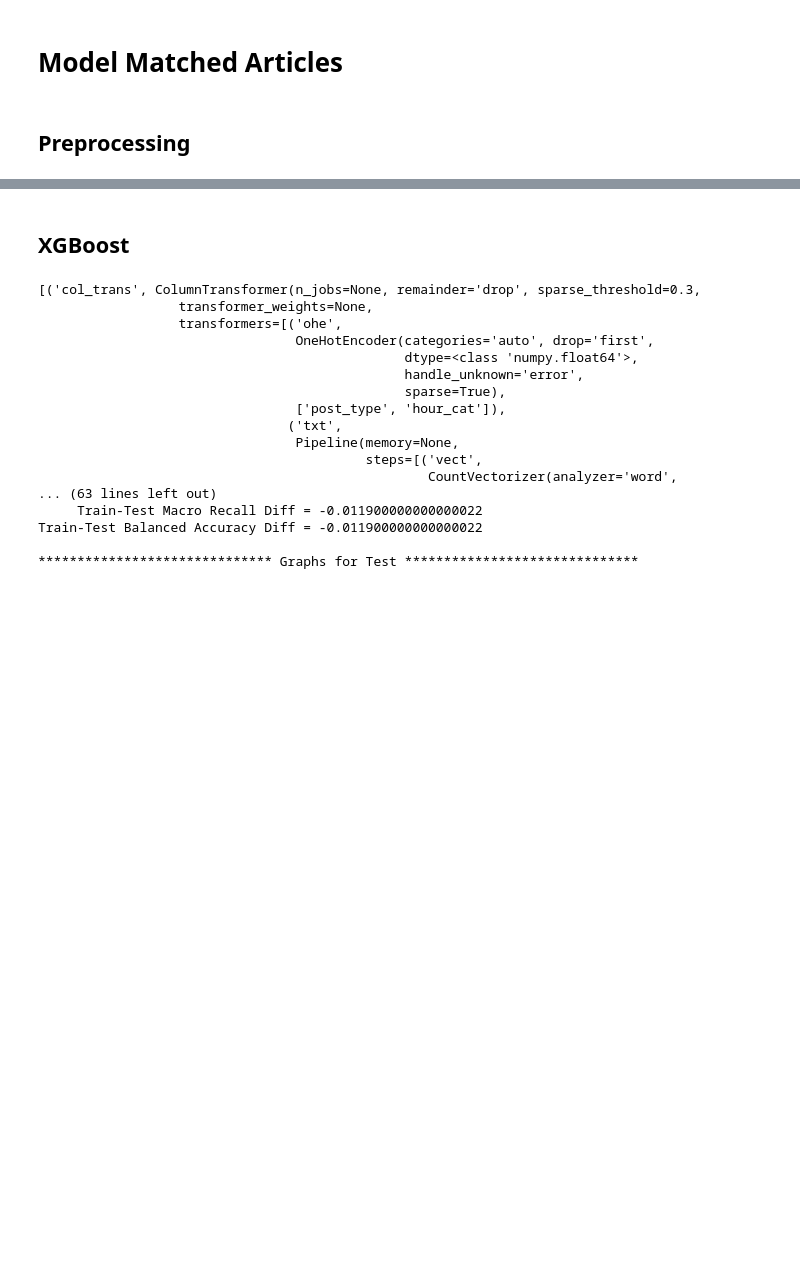
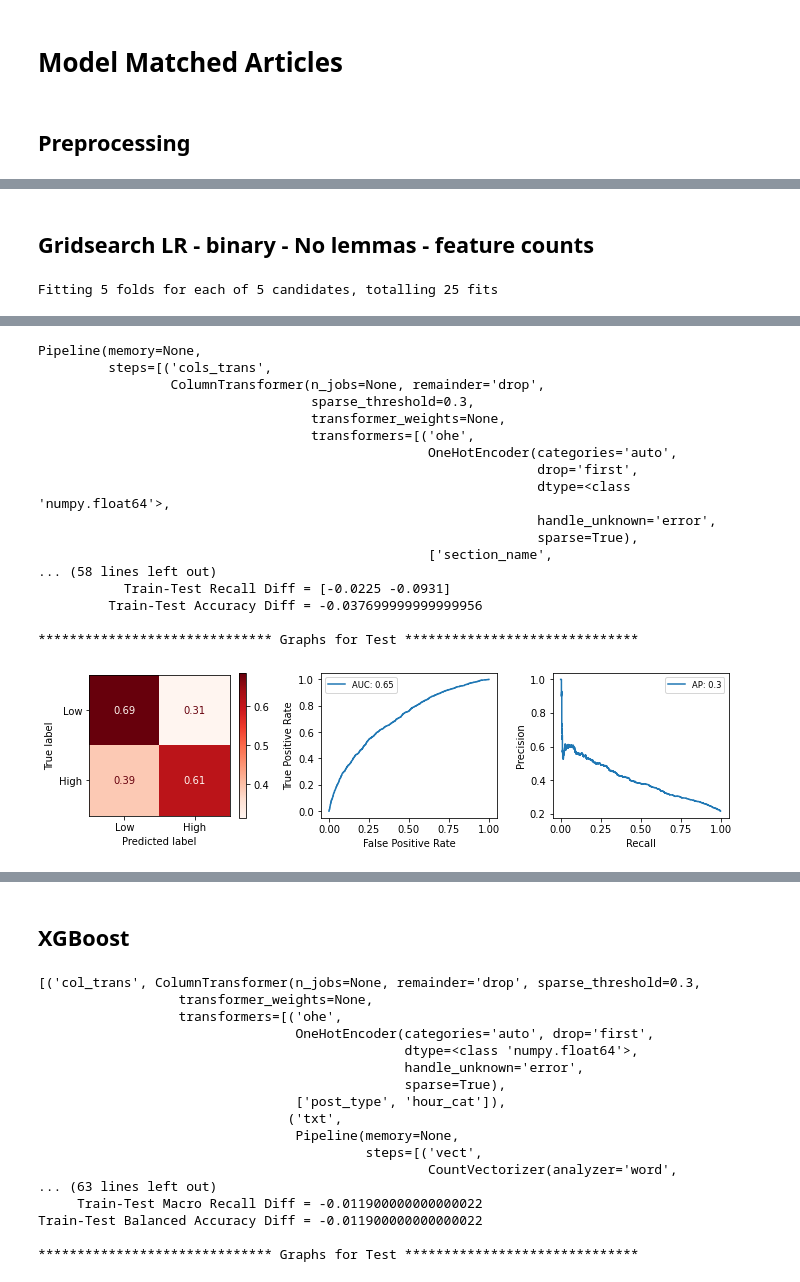
Before and after one commit to jess-miles/nyt-engagement, a Jupyter notebook: models/modeling_nytengagement_colab.ipynb, the cells around one changed output, grey strips where cells are left out. Drawn from its saved outputs; the diff is of its cells as text; code cells hidden in the pictures; blank space fills up the shorter version.

```diff
--- a/models/modeling_nytengagement_colab.ipynb
+++ b/models/modeling_nytengagement_colab.ipynb
@@ -150,6 +150,8 @@ txt_trans_pipe = Pipeline([
 ])
 
 def no_analyzer(doc):
+    """Pass-through function to avoid transforming tokens lists.
+    """
     return doc
 
 # creating a column transformer to combine OHE of cat cols, basic count
@@ -401,0 +564,45 @@ f.close()
+# %%
+# No lemmatization
+tweettokenizer = TweetTokenizer(preserve_case=False, strip_handles=True)
+
+txt_trans_pipe2 = Pipeline([
+    ('vect', CountVectorizer(tokenizer=tweettokenizer.tokenize,
+                            stop_words=custom_stopwords + custom_punc,
+                            ngram_range=(1, 2),
+                            max_features=10000)),
+    ('tfidf', TfidfTransformer())
+])
+
+# creating a column transformer to combine OHE of cat cols, basic count
+# vectorization of subject, and tokenizing and vectorization of cleaned text
+m_cols_trans2 = ColumnTransformer([
+    ('ohe', OneHotEncoder(drop='first'), cat_cols),
+    ('txt_kw', CountVectorizer(analyzer=no_analyzer), 'subject'),
+    ('txt', txt_trans_pipe2, 'cleaned')
+])
+# %% [markdown]
+## Gridsearch LR - binary - No lemmas - feature counts
+# %%
+clf_pipe_m = Pipeline([
+    ('cols_trans', m_cols_trans2),
+    ('clf', LogisticRegression(max_iter=300,
+                            class_weight='balanced',
+                            penalty='l2',
+                            fit_intercept=False,
+                            solver='saga',
+                            C=0.1))
+])
+
+grid_params = {"cols_trans__txt__vect__max_features": [1000, 2000, 5000, 10000, 20000],
+               "cols_trans__txt__vect__stop_words": [custom_stopwords + custom_punc],
+               "cols_trans__txt__vect__ngram_range": [(1,2)]}
+
+model_name = "LR_mat_binary_feats"
+
+# run gridsearch for LR
+model_eval.clf_gridsearch_wpipe(clf_pipe_m, grid_params, X_train_mat, y_train_mat,
+                                X_test_mat, y_test_mat, class_labels,
+                                file_name=model_name, save_path=save_path,
+                                scoring='recall', score_type='std', verbose=1)
+# %% [output]
+Fitting 5 folds for each of 5 candidates, totalling 25 fits
@@ -401,0 +611,18 @@ f.close()
+Pipeline(memory=None,
+         steps=[('cols_trans',
+                 ColumnTransformer(n_jobs=None, remainder='drop',
+                                   sparse_threshold=0.3,
+                                   transformer_weights=None,
+                                   transformers=[('ohe',
+                                                  OneHotEncoder(categories='auto',
+                                                                drop='first',
+                                                                dtype=<class 'numpy.float64'>,
+                                                                handle_unknown='error',
+                                                                sparse=True),
+                                                  ['section_name',
+... (58 lines left out)
+           Train-Test Recall Diff = [-0.0225 -0.0931]
+         Train-Test Accuracy Diff = -0.037699999999999956
+
+****************************** Graphs for Test ******************************
+[figure, added]
```
Also changed, not shown: parts of 20 cells of this notebook, 1 other file.
